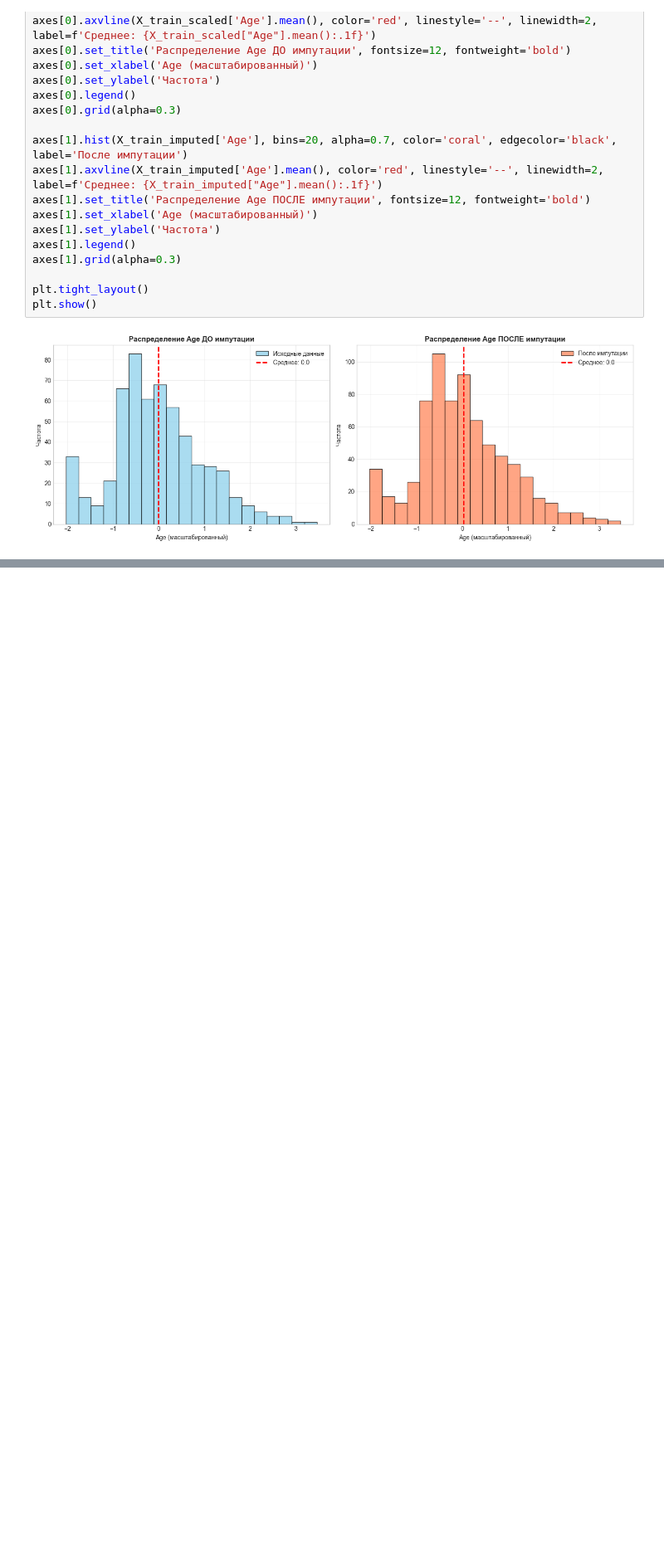
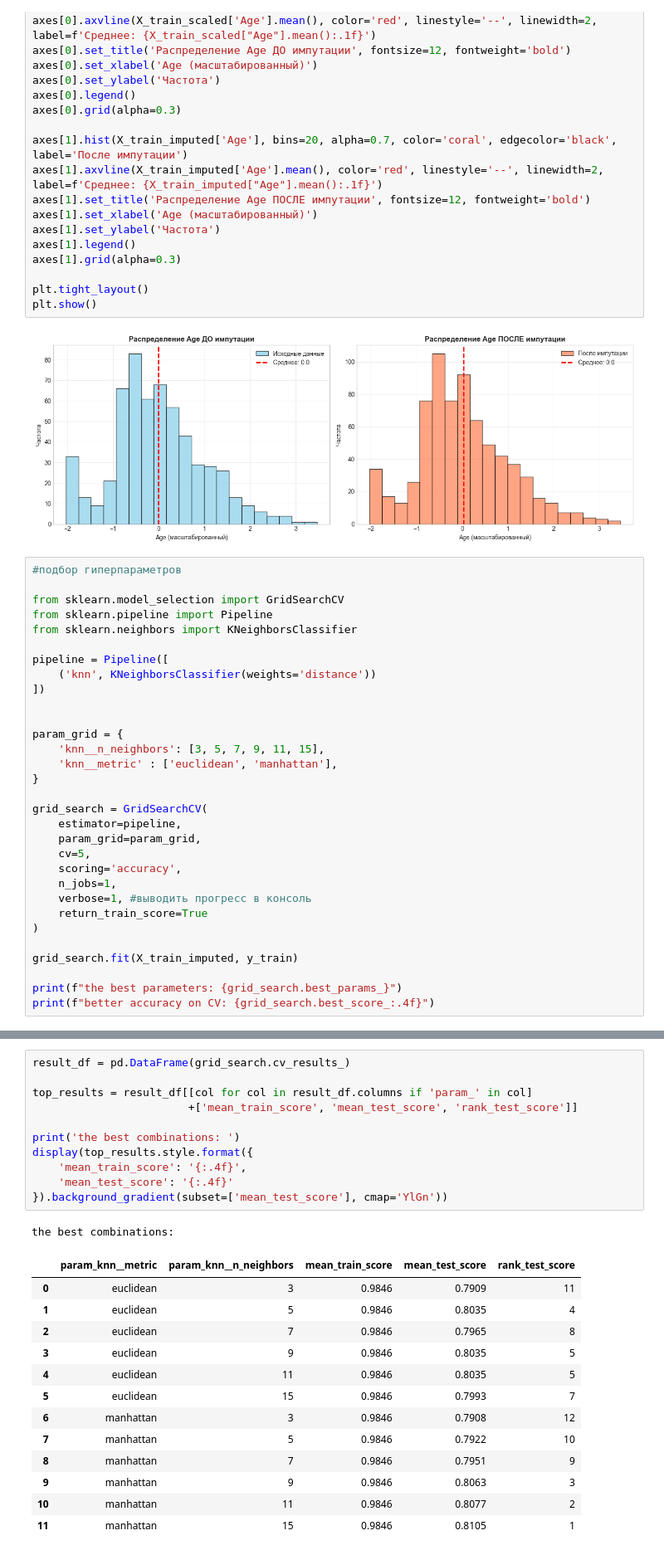
Before and after one commit to darriyy/ml-course-homeworks, a Jupyter notebook: hw03/hw.ipynb, the cells around one changed output, grey strips where cells are left out. Shown at 83% size. Drawn from its saved outputs; the diff is of its cells as text; blank space fills up the shorter version.

```diff
--- a/hw03/hw.ipynb
+++ b/hw03/hw.ipynb
@@ -365,3 +353,34 @@ plt.tight_layout()
 plt.show()
 # %% [output]
 [figure]
+# %%
+#подбор гиперпараметров
+
+from sklearn.model_selection import GridSearchCV
+from sklearn.pipeline import Pipeline
+from sklearn.neighbors import KNeighborsClassifier
+
+pipeline = Pipeline([
+    ('knn', KNeighborsClassifier(weights='distance'))
+])
+
+
+param_grid = {
+    'knn__n_neighbors': [3, 5, 7, 9, 11, 15],
+    'knn__metric' : ['euclidean', 'manhattan'],
+}
+
+grid_search = GridSearchCV(
+    estimator=pipeline,
+    param_grid=param_grid,
+    cv=5,
+    scoring='accuracy',
+    n_jobs=1,
+    verbose=1, #выводить прогресс в консоль
+    return_train_score=True
+)
+
+grid_search.fit(X_train_imputed, y_train)
+
+print(f"the best parameters: {grid_search.best_params_}")
+print(f"better accuracy on CV: {grid_search.best_score_:.4f}")
@@ -367,0 +391,26 @@ plt.show()
+# %%
+result_df = pd.DataFrame(grid_search.cv_results_)
+
+top_results = result_df[[col for col in result_df.columns if 'param_' in col]
+                        +['mean_train_score', 'mean_test_score', 'rank_test_score']]
+
+print('the best combinations: ')
+display(top_results.style.format({
+    'mean_train_score': '{:.4f}',
+    'mean_test_score': '{:.4f}'
+}).background_gradient(subset=['mean_test_score'], cmap='YlGn'))
+# %% [output]
+the best combinations:
+|  | param_knn__metric | param_knn__n_neighbors | mean_train_score | mean_test_score | rank_test_score |
+| 0 | euclidean | 3 | 0.9846 | 0.7909 | 11 |
+| 1 | euclidean | 5 | 0.9846 | 0.8035 | 4 |
+| 2 | euclidean | 7 | 0.9846 | 0.7965 | 8 |
+| 3 | euclidean | 9 | 0.9846 | 0.8035 | 5 |
+| 4 | euclidean | 11 | 0.9846 | 0.8035 | 5 |
+| 5 | euclidean | 15 | 0.9846 | 0.7993 | 7 |
+| 6 | manhattan | 3 | 0.9846 | 0.7908 | 12 |
+| 7 | manhattan | 5 | 0.9846 | 0.7922 | 10 |
+| 8 | manhattan | 7 | 0.9846 | 0.7951 | 9 |
+| 9 | manhattan | 9 | 0.9846 | 0.8063 | 3 |
+| 10 | manhattan | 11 | 0.9846 | 0.8077 | 2 |
+| 11 | manhattan | 15 | 0.9846 | 0.8105 | 1 |
```
Also changed, not shown: parts of 6 cells of this notebook.
